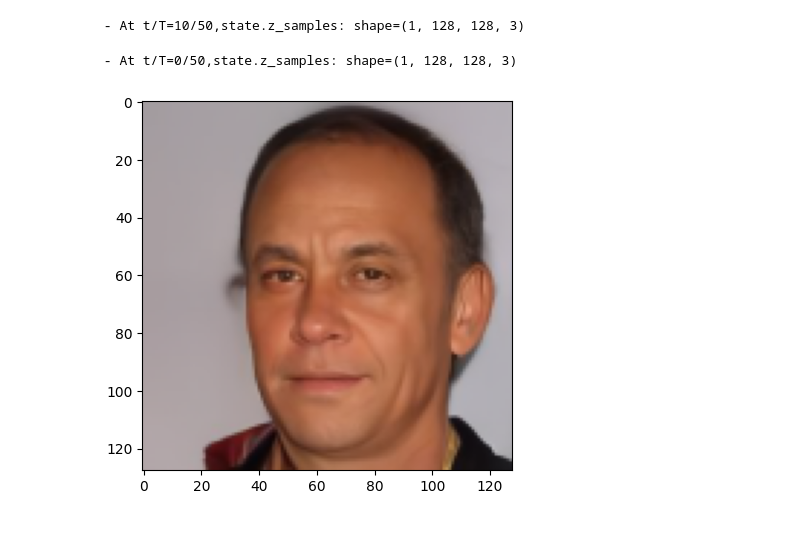
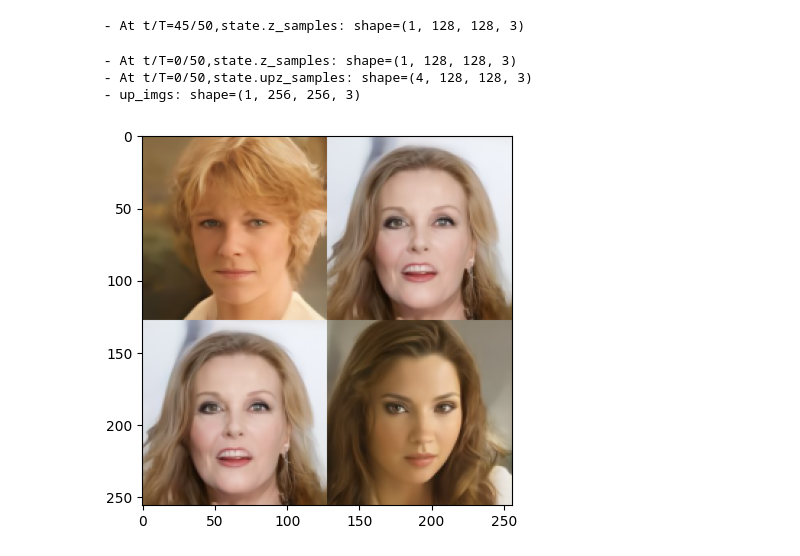
Before and after one commit to Rymoon/DDPM-SuJL, a Jupyter notebook: sjldpm/apps/cond/try_dilated_3_debug.ipynb, the cells around one changed output. Cells and saved outputs as stored; diff of their text form; code cells hidden in the pictures.

```diff
--- a/sjldpm/apps/cond/try_dilated_3_debug.ipynb
+++ b/sjldpm/apps/cond/try_dilated_3_debug.ipynb
@@ -176,19 +181,29 @@ def demo_B(model,stride,eta,n_last):
     print(f" - At t/T={t}/{T_},state.z_samples: shape={state.z_samples.shape}")
     state.upz_samples = np.zeros((4, *(state.z_samples.shape[1:])))
     for i in range(4):
-        state.upz_samples[i,...] = state.z_samples[1,...] # copy
+        state.upz_samples[i,...] = state.z_samples[0,...] # copy
     for t in tqdm(range(T_ - n_last,T_),ncols=0):
         t = T_ - t  - 1
         state = sampling_step(model,state,t,"upz_samples")
 
     print(f" - At t/T={t}/{T_},state.z_samples: shape={state.z_samples.shape}")
+    print(f" - At t/T={t}/{T_},state.upz_samples: shape={state.upz_samples.shape}")
     return state
-# %%
-state = demo_B(model,stride = 20,eta = 0.8,n_last=10)
-imgs = z_samples_as_imgs(state.z_samples)
-plt.imshow(imgs[0])
-plt.show()
-# %% [output]
- - At t/T=10/50,state.z_samples: shape=(1, 128, 128, 3)
- - At t/T=0/50,state.z_samples: shape=(1, 128, 128, 3)
-[figure, removed]
+# %%
+state = demo_B(model,stride = 20,eta = 1,n_last=45)
+upz_samples = state.upz_samples
+h,w,c = upz_samples.shape[1:]
+upz_grid = np.zeros((1,h*2,w*2,c))
+for i in range(2):
+    for j in range(2):
+        upz_grid[0,h*i:h*i+h,w*j:w*j+w,:] = upz_samples[i+j,:,:,:]
+up_imgs = z_samples_as_imgs(upz_grid)
+print(f" - up_imgs: shape={up_imgs.shape}")
+plt.imshow(up_imgs[0])
+plt.show()
+# %% [output]
+ - At t/T=45/50,state.z_samples: shape=(1, 128, 128, 3)
+ - At t/T=0/50,state.z_samples: shape=(1, 128, 128, 3)
+ - At t/T=0/50,state.upz_samples: shape=(4, 128, 128, 3)
+ - up_imgs: shape=(1, 256, 256, 3)
+[figure, added]
```
Also changed, not shown: parts of 9 cells of this notebook, 2 other files.
